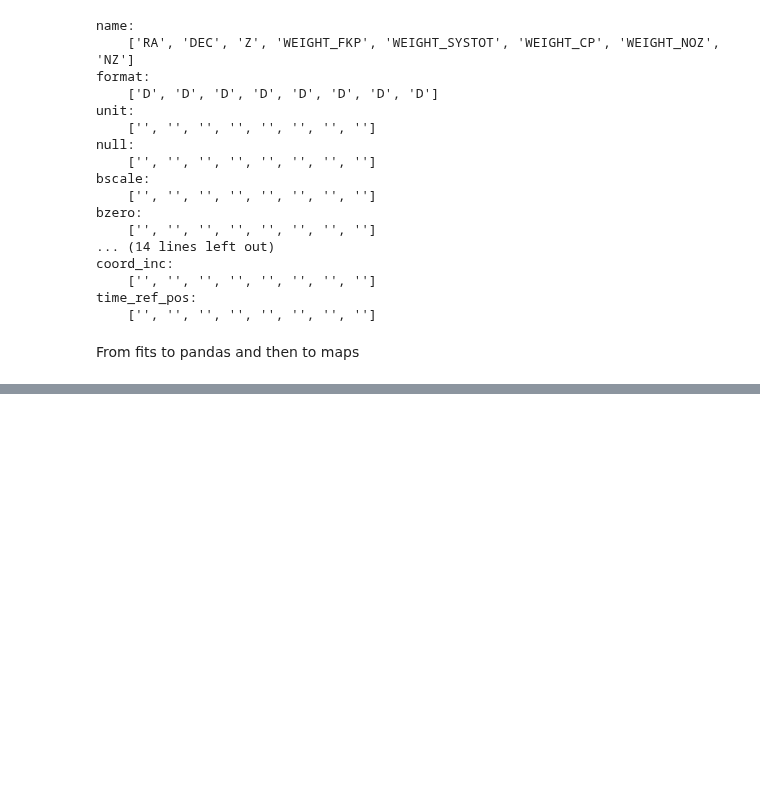
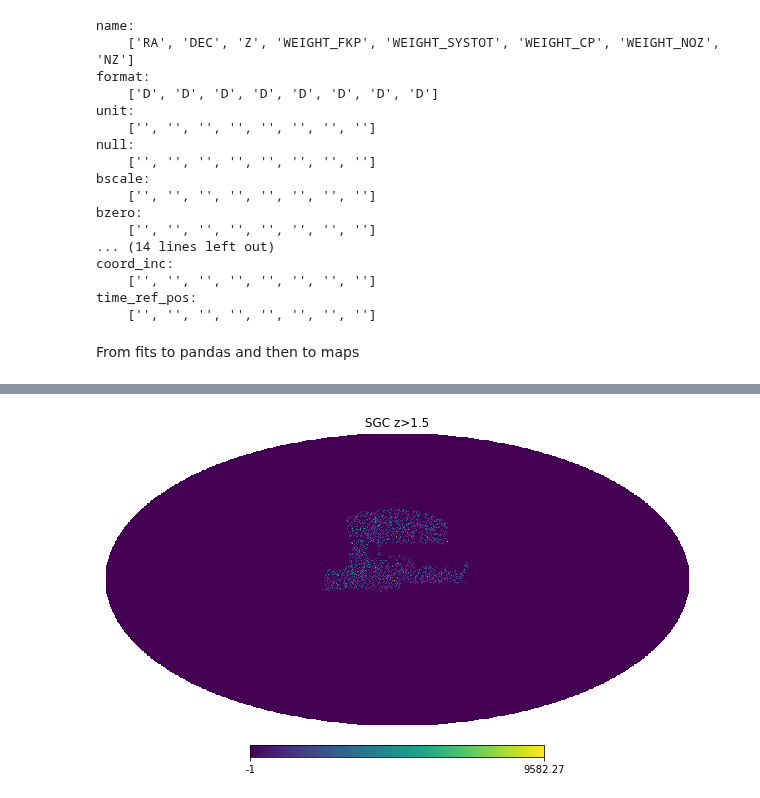
Before and after one commit to Cosmotheka/Cosmotheka, a Jupyter notebook: pipeline/eBOSS_QSO/eQuasar.ipynb, the cells around one changed output, grey strips where cells are left out. Saved outputs shown, nothing was run; the diff lists cells and outputs as text; code cells hidden in the pictures; blank space fills up the shorter version.

```diff
--- a/pipeline/eBOSS_QSO/eQuasar.ipynb
+++ b/pipeline/eBOSS_QSO/eQuasar.ipynb
@@ -131,0 +148,4 @@ make_map(SGC_data, SGC_r_data)
+# %%
+hp.visufunc.mollview(SGC_maps[1], title= 'SGC z>1.5')
+# %% [output]
+[figure, added]
```
Also changed, not shown: parts of 14 cells of this notebook.
